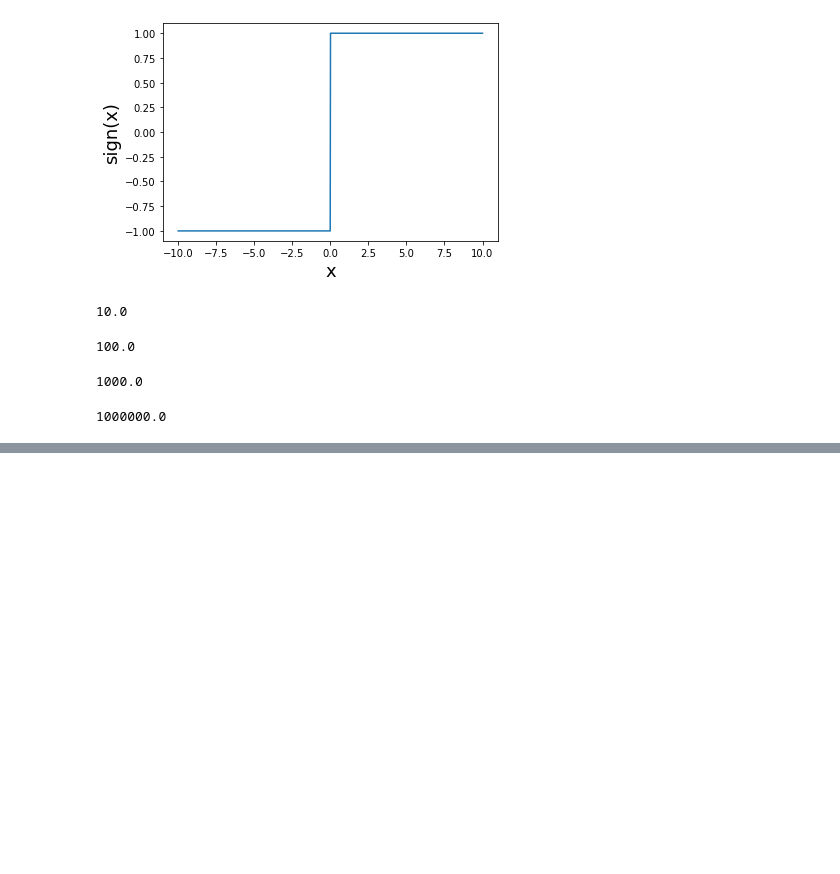
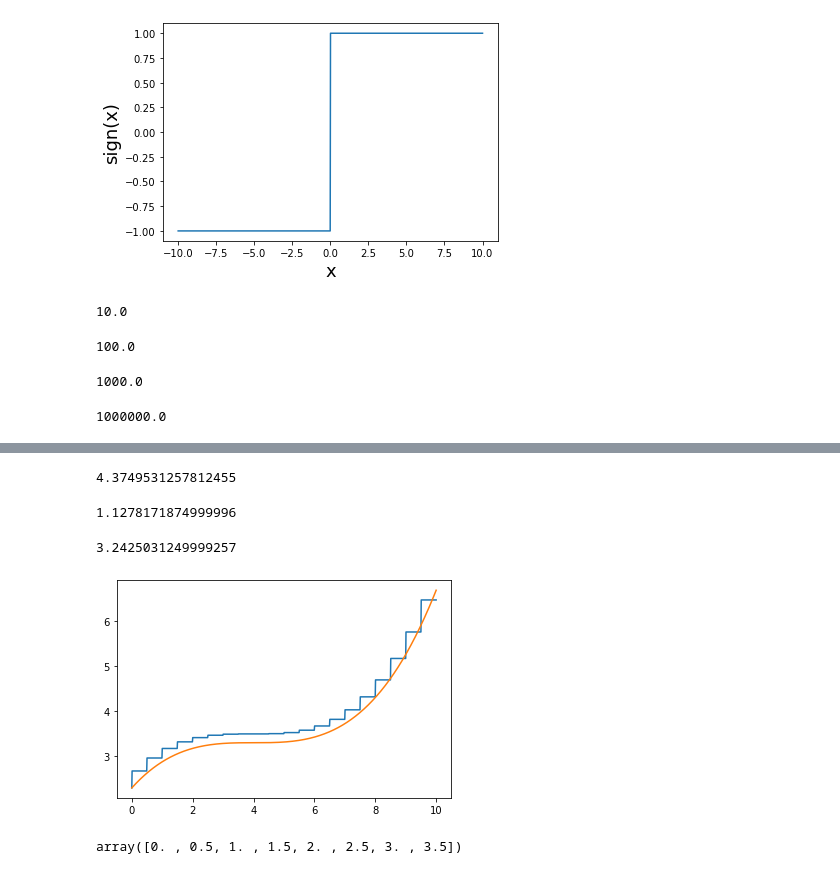
Before and after one commit to Sakurajima-sight/Mathematics-for-programmers-Python, a Jupyter notebook: Chapter 08/Untitled.ipynb, the cells around one changed output, grey strips where cells are left out. Drawn from its saved outputs; the diff is of its cells as text; code cells hidden in the pictures; blank space fills up the shorter version.

```diff
--- a/Chapter 08/Untitled.ipynb
+++ b/Chapter 08/Untitled.ipynb
@@ -236,3 +236,6 @@ average_flow_rate(sign,-0.001,0.001)
 average_flow_rate(sign,-0.000001,0.000001)
 # %% [output]
 1000000.0
+# %%
+def small_volume_change(q,t,dt):
+    return q(t)*dt
@@ -238,0 +258,3 @@ average_flow_rate(sign,-0.000001,0.000001)
+# %%
+def volume_change(q,t1,t2,dt):
+    return sum(small_volume_change(q,t,dt) for t in np.arange(t1,t2,dt))
@@ -238,0 +269,29 @@ average_flow_rate(sign,-0.000001,0.000001)
+# %%
+volume_change(flow_rate,0,10,0.0001)
+# %% [output]
+4.3749531257812455
+# %%
+volume_change(flow_rate,0,6,0.01)
+# %% [output]
+1.1278171874999996
+# %%
+volume_change(flow_rate,6,10,0.01)
+# %% [output]
+3.2425031249999257
+# %%
+ def approximate_volume(q,v0,dt,T):
+        return v0+volume_change(q,0,T,dt)
+# %%
+def approximate_volume_function(q,v0,dt):
+    def volume_function(T):
+        return approximate_volume(q,v0,dt,T)
+    return volume_function
+# %%
+plot_function(approximate_volume_function(flow_rate,2.3,0.5),0,10)
+plot_function(volume,0,10)
+# %% [output]
+[figure, added]
+# %%
+np.arange(0,3.9,0.5)
+# %% [output]
+array([0. , 0.5, 1. , 1.5, 2. , 2.5, 3. , 3.5])
```
Also changed, not shown: parts of 13 cells of this notebook.
